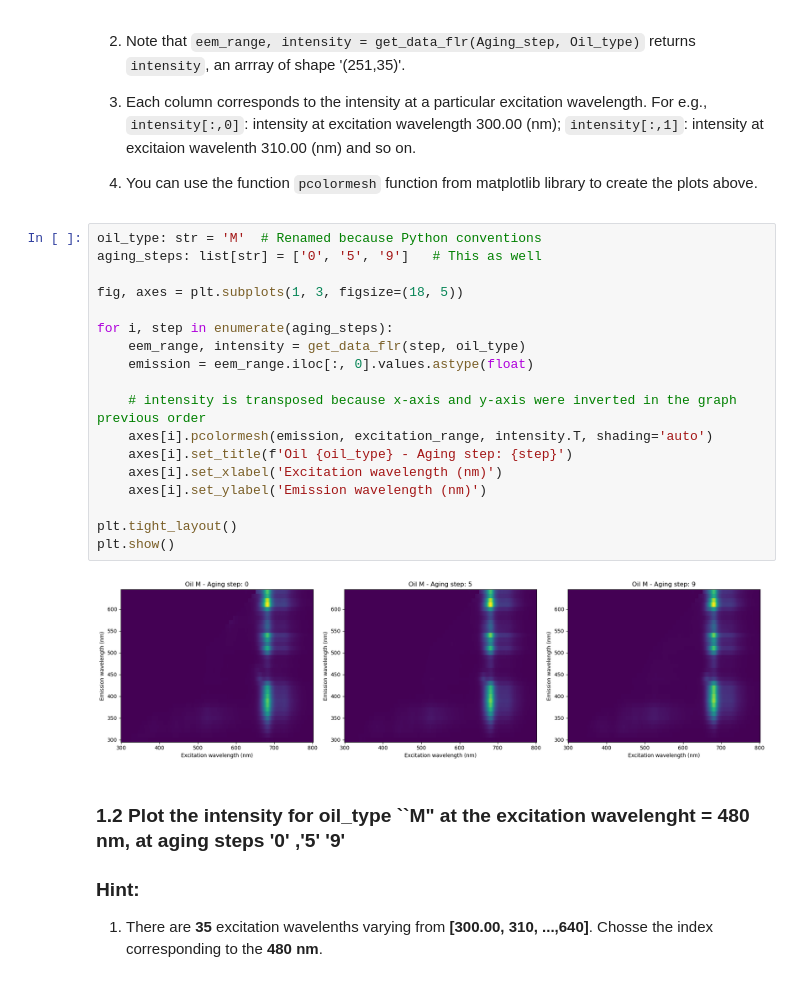
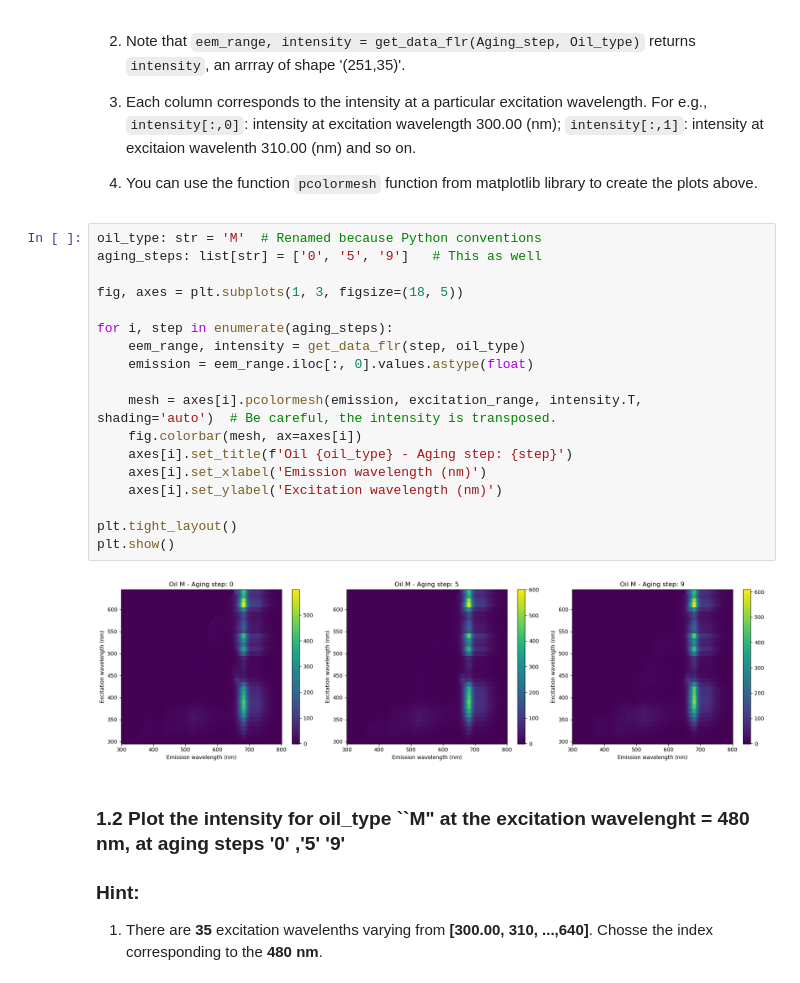
Before and after one commit to slymachenko/olive-oil-quality-prediction, a Jupyter notebook: main.ipynb, the cells around one changed output. Drawn from its saved outputs; the diff is of its cells as text.

```diff
--- a/main.ipynb
+++ b/main.ipynb
@@ -251,23 +251,23 @@ Hints:
 # %%
 oil_type: str = 'M'  # Renamed because Python conventions
 aging_steps: list[str] = ['0', '5', '9']   # This as well
 
 fig, axes = plt.subplots(1, 3, figsize=(18, 5))
 
 for i, step in enumerate(aging_steps):
     eem_range, intensity = get_data_flr(step, oil_type)
     emission = eem_range.iloc[:, 0].values.astype(float)
 
-    # intensity is transposed because x-axis and y-axis were inverted in the graph previous order
-    axes[i].pcolormesh(emission, excitation_range, intensity.T, shading='auto')
+    mesh = axes[i].pcolormesh(emission, excitation_range, intensity.T, shading='auto')  # Be careful, the intensity is transposed.
+    fig.colorbar(mesh, ax=axes[i])
     axes[i].set_title(f'Oil {oil_type} - Aging step: {step}')
-    axes[i].set_xlabel('Excitation wavelength (nm)')
-    axes[i].set_ylabel('Emission wavelength (nm)')
+    axes[i].set_xlabel('Emission wavelength (nm)')
+    axes[i].set_ylabel('Excitation wavelength (nm)')
 
 plt.tight_layout()
 plt.show()
 # %% [output]
-[figure, old version]
+[figure, new version]
 # %% [markdown]
 ### 1.2 Plot the intensity for oil_type ``M" at the excitation wavelenght = 480 nm, at aging steps '0' ,'5' '9'
 
```
